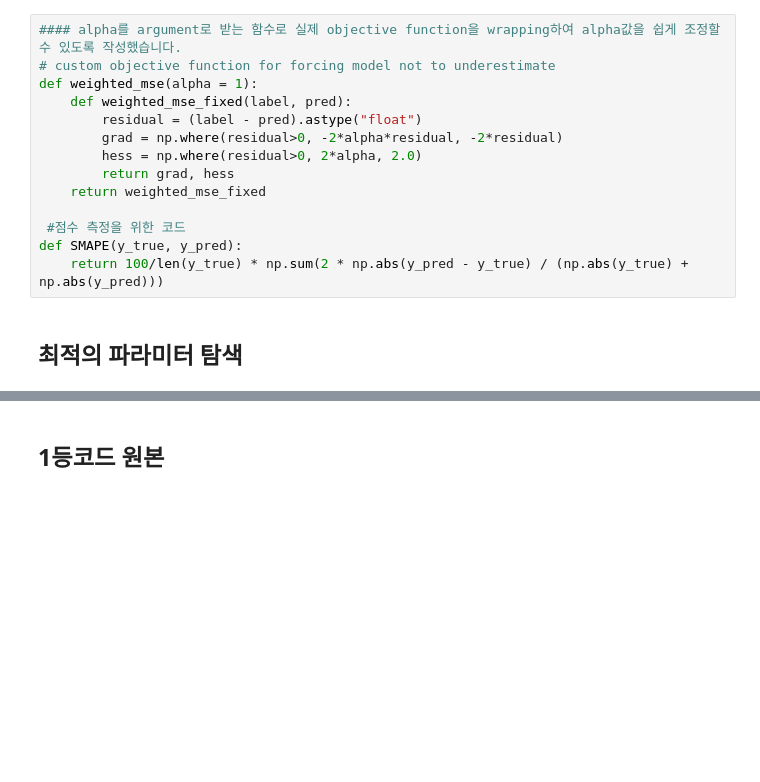
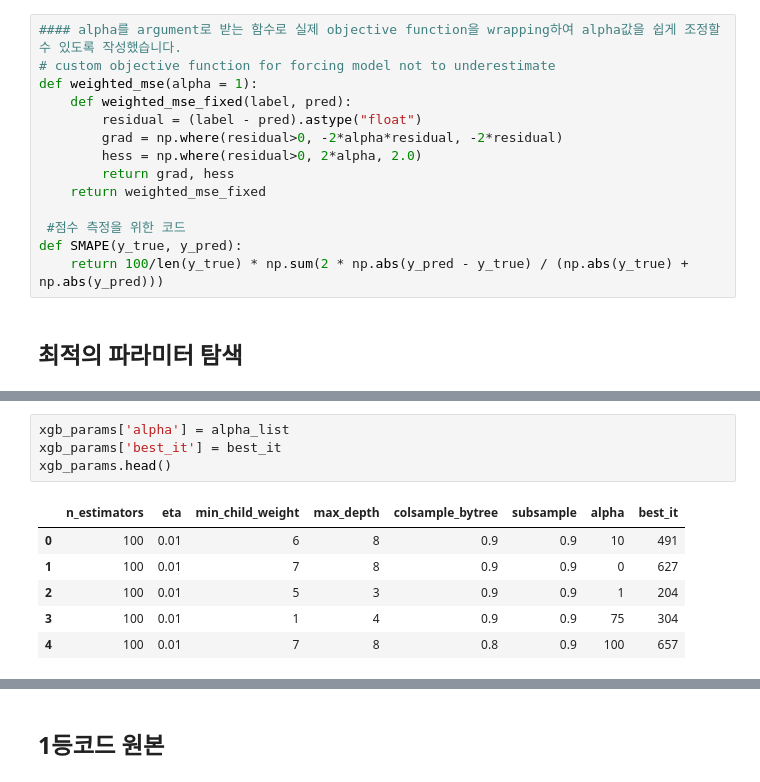
Before and after one commit to wooseungw/power_consumption_comp, a Jupyter notebook: XGBoost_ipynb_lbw.ipynb, the cells around one changed output, grey strips where cells are left out. Cells and saved outputs as stored; diff of their text form; blank space fills up the shorter version.

```diff
--- a/XGBoost_ipynb_lbw.ipynb
+++ b/XGBoost_ipynb_lbw.ipynb
@@ -309,0 +393,11 @@ for i in tqdm(np.arange(1,101,1)):
+# %%
+xgb_params['alpha'] = alpha_list
+xgb_params['best_it'] = best_it
+xgb_params.head()
+# %% [output]
+|  | n_estimators | eta | min_child_weight | max_depth | colsample_bytree | subsample | alpha | best_it |
+| 0 | 100 | 0.01 | 6 | 8 | 0.9 | 0.9 | 10 | 491 |
+| 1 | 100 | 0.01 | 7 | 8 | 0.9 | 0.9 | 0 | 627 |
+| 2 | 100 | 0.01 | 5 | 3 | 0.9 | 0.9 | 1 | 204 |
+| 3 | 100 | 0.01 | 1 | 4 | 0.9 | 0.9 | 75 | 304 |
+| 4 | 100 | 0.01 | 7 | 8 | 0.8 | 0.9 | 100 | 657 |
```
Also changed, not shown: parts of 21 cells of this notebook, 3 other files.
